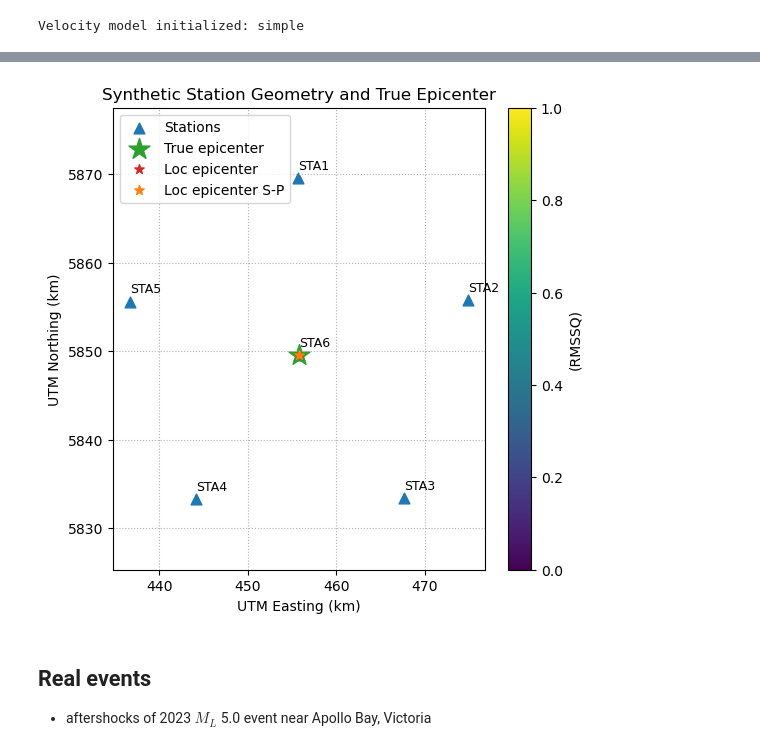
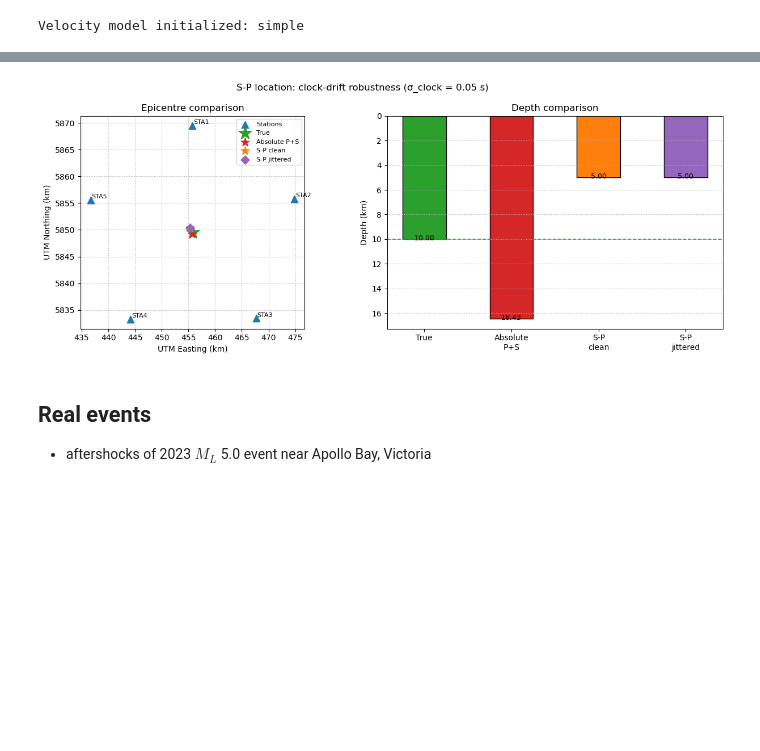
Before and after one commit to ProfeSergioM/hypo71py, a Jupyter notebook: notebooks/hypo71.ipynb, the cells around one changed output, grey strips where cells are left out. Drawn from its saved outputs; the diff is of its cells as text; code cells hidden in the pictures; blank space fills up the shorter version.

```diff
--- a/notebooks/hypo71.ipynb
+++ b/notebooks/hypo71.ipynb
@@ -396,11 +468,19 @@ STA6   | -0.065 | -0.065 | +0.0000) | +1.3593
 location_result_smp_perturb = single.SINGLE(
     stations,
     pick_dict_perturb,
-    velocity_model,
-    ZTR = 5,
-    max_num_iterations=100,
+    #velocity_model,
+    velocity_model_per,
+    ZTR=5,
     origin=(start_lon, start_lat, origin_time),
     use_s_minus_p=True,
-     use_fortran_speedups=True,
-    verbose= False)
+    use_s_picks=False,
+    min_num_phases=3,
+    use_fortran_speedups=True,
+    verbose=False,
+)
+
+loc_lon_smp_perturb   = location_result_smp_perturb[0]
+loc_lat_smp_perturb   = location_result_smp_perturb[1]
+loc_depth_smp_perturb = location_result_smp_perturb[2]
+rms_smp_perturb       = location_result_smp_perturb[8]
 # %%
@@ -422,46 +528,58 @@ loc_depth_smp_perturb, loc_depth
 # %%
-# --- Convert epicenter and stations to UTM (in km) ---
-station_lons = [s.lon for s in stations]
-station_lats = [s.lat for s in stations]
-stat_x, stat_y = lonlat_to_utm(station_lons, station_lats, utm_spec=utm_spec)
-stat_x = np.array(stat_x) / 1000.0
-stat_y = np.array(stat_y) / 1000.0
+def to_utm_km(lon, lat):
+    """Wrap lonlat_to_utm for single points, return (x_km, y_km)."""
+    x, y = lonlat_to_utm([lon], [lat], utm_spec=utm_spec)
+    return x[0] / 1000.0, y[0] / 1000.0
 
-eq_x, eq_y = lonlat_to_utm([true_lon], [true_lat], utm_spec=utm_spec)
-eq_x, eq_y = eq_x[0] / 1000.0, eq_y[0] / 1000.0
+# Stations
+stat_x = np.array([to_utm_km(s.lon, s.lat)[0] for s in stations])
+stat_y = np.array([to_utm_km(s.lon, s.lat)[1] for s in stations])
 
-# --- Plot geometry ---
-plt.figure(figsize=(6, 6))
-plt.scatter(stat_x, stat_y, c='tab:blue', s=60, marker = '^', label='Stations')
+# Hypocenters
+true_x,    true_y    = to_utm_km(true_lon,            true_lat)
+abs_x,     abs_y     = to_utm_km(loc_lon,             loc_lat)
+smp_x,     smp_y     = to_utm_km(loc_lon_smp,         loc_lat_smp)
+smpj_x,    smpj_y    = to_utm_km(loc_lon_smp_perturb, loc_lat_smp_perturb)
 
-plt.scatter(eq_x, eq_y, c='tab:green', marker='*', s=250, label='True epicenter')
+fig, axes = plt.subplots(1, 2, figsize=(13, 5))
 
-loc_x, loc_y = lonlat_to_utm(loc_lon, loc_lat, utm_spec=utm_spec)
-loc_x, loc_y = loc_x/1000.0, loc_y/1000.0
-plt.scatter(loc_x, loc_y, c='tab:red', marker='*', s=50, label='Loc epicenter')
+# ---- left: map view ----
+ax = axes[0]
+ax.scatter(stat_x, stat_y, marker='^', s=80, c='tab:blue', zorder=3, label='Stations')
+for i, s in enumerate(stations):
+    ax.text(stat_x[i] + 0.2, stat_y[i] + 0.3, s.sta, fontsize=8)
 
-loc_x_smp_perturb, loc_y_smp_perturb = lonlat_to_utm(loc_lon_smp_perturb, loc_lat_smp_perturb, utm_spec=utm_spec)
-loc_x_smp_perturb, loc_y_smp_perturb = loc_x_smp_perturb/1000.0, loc_y_smp_perturb/1000.0
-plt.scatter(loc_x_smp_perturb, loc_y_smp_perturb, c='tab:orange', marker='*', s=50, label='Loc epicenter S-P')
+ax.scatter(true_x,  true_y,  marker='*', s=300, c='tab:green',  zorder=4, label='True')
+ax.scatter(abs_x,   abs_y,   marker='*', s=120, c='tab:red',    zorder=4, label='Absolute P+S')
+ax.scatter(smp_x,   smp_y,   marker='*', s=120, c='tab:orange', zorder=4, label='S-P clean')
+ax.scatter(smpj_x,  smpj_y,  marker='D', s=60,  c='tab:purple', zorder=4, label='S-P jittered')
 
+ax.set_xlabel("UTM Easting (km)")
+ax.set_ylabel("UTM Northing (km)")
+ax.set_title("Epicentre comparison")
+ax.set_aspect('equal')
+ax.grid(True, ls=':')
+ax.legend(fontsize=8)
 
-for i, s in enumerate(stations):
-    plt.text(stat_x[i] + 0.04, stat_y[i] + 1, s.code, fontsize=9)
+# ---- right: depth bar chart ----
+ax2 = axes[1]
+labels  = ['True', 'Absolute\nP+S', 'S-P\nclean', 'S-P\njittered']
+depths  = [true_depth, loc_depth, loc_depth_smp, loc_depth_smp_perturb]
+colors  = ['tab:green', 'tab:red', 'tab:orange', 'tab:purple']
+bars    = ax2.bar(labels, depths, color=colors, edgecolor='k', width=0.5)
+ax2.axhline(true_depth, color='tab:green', linestyle='--', lw=1.2, label=f'True ({true_depth} km)')
+for bar, dep in zip(bars, depths):
+    ax2.text(bar.get_x() + bar.get_width() / 2, dep + 0.1, f'{dep:.2f}', ha='center', fontsize=9)
+ax2.set_ylabel("Depth (km)")
+ax2.set_title("Depth comparison")
+ax2.invert_yaxis()
+ax2.grid(True, ls=':', axis='y')
 
-#plt.scatter(xs, ys, c=fvals,
-#            cmap='viridis', s=10, alpha=0.8)
-
-plt.colorbar(label="(RMSSQ)")
-
-plt.xlabel("UTM Easting (km)")
-plt.ylabel("UTM Northing (km)")
-plt.title("Synthetic Station Geometry and True Epicenter")
-plt.axis('equal')
-plt.grid(True, ls=':')
-plt.legend()
+plt.suptitle(f"S-P location: clock-drift robustness (σ_clock = {0.05} s)", fontsize=12)
+plt.tight_layout()
 plt.show()
 # %% [output]
-[figure, old version]
+[figure, new version]
 # %% [markdown]
 ## Real events
 
```
Also changed, not shown: parts of 32 cells of this notebook, 4 other files.
